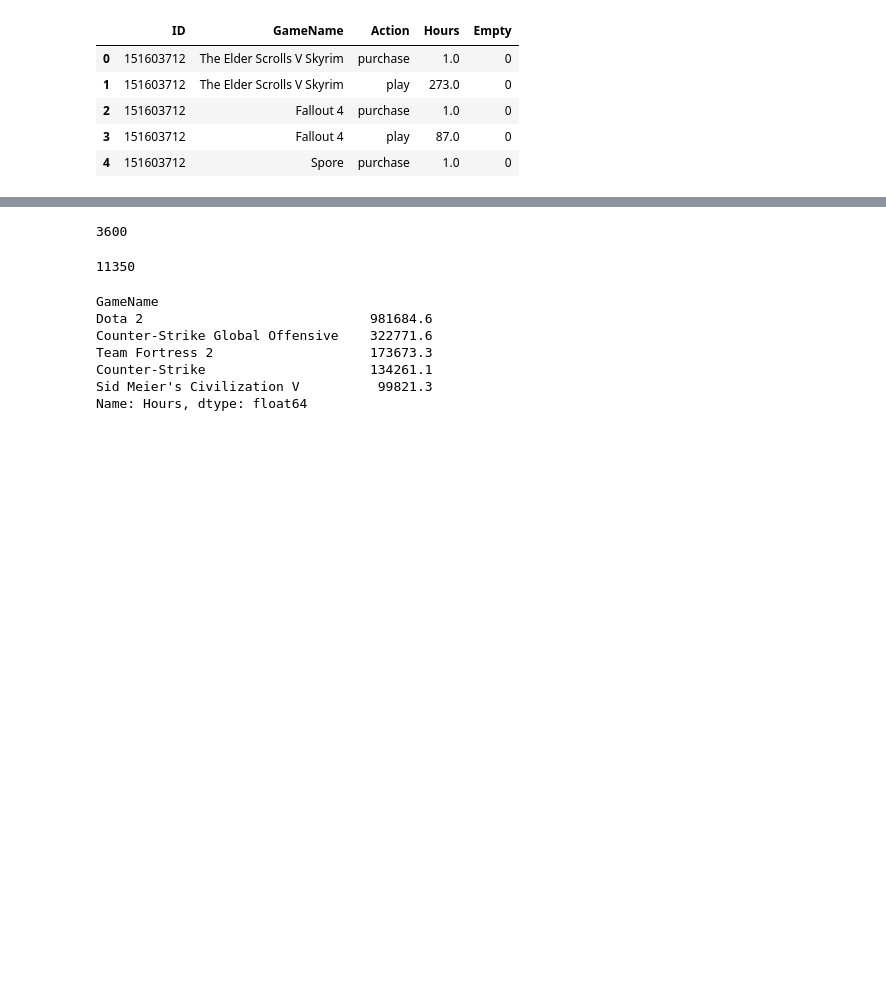
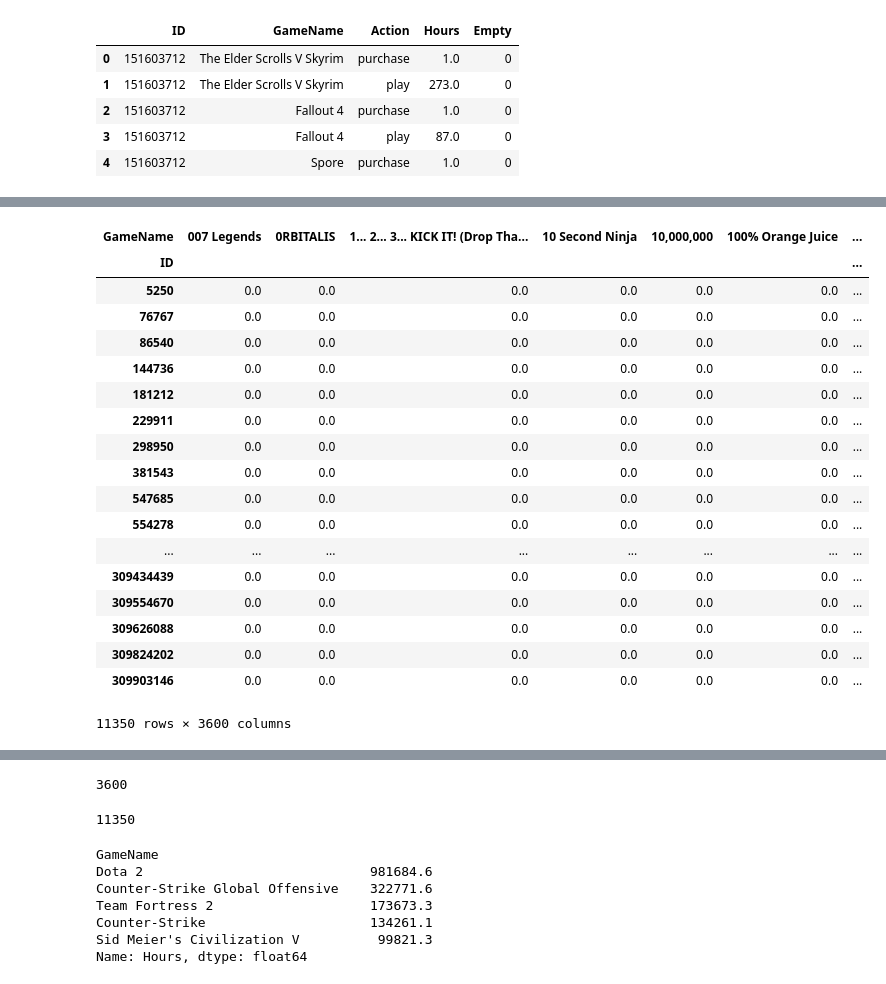
Before and after one commit to ebechter/VideoMania, a Jupyter notebook: VM.ipynb, the cells around one changed output, grey strips where cells are left out. Drawn from its saved outputs; the diff is of its cells as text; code cells hidden in the pictures; blank space fills up the shorter version.

```diff
--- a/VM.ipynb
+++ b/VM.ipynb
@@ -38,0 +98,23 @@ steam.head()
+# %%
+# replace all NaN with 0
+user_item.fillna(0)
+# %% [output]
+| GameName | 007 Legends | 0RBITALIS | 1... 2... 3... KICK IT! (Drop Tha... | 10 Second Ninja | 10,000,000 | 100% Orange Juice | ... |
+| ID |  |  |  |  |  |  | ... |
+| 5250 | 0.0 | 0.0 | 0.0 | 0.0 | 0.0 | 0.0 | ... |
+| 76767 | 0.0 | 0.0 | 0.0 | 0.0 | 0.0 | 0.0 | ... |
+| 86540 | 0.0 | 0.0 | 0.0 | 0.0 | 0.0 | 0.0 | ... |
+| 144736 | 0.0 | 0.0 | 0.0 | 0.0 | 0.0 | 0.0 | ... |
+| 181212 | 0.0 | 0.0 | 0.0 | 0.0 | 0.0 | 0.0 | ... |
+| 229911 | 0.0 | 0.0 | 0.0 | 0.0 | 0.0 | 0.0 | ... |
+| 298950 | 0.0 | 0.0 | 0.0 | 0.0 | 0.0 | 0.0 | ... |
+| 381543 | 0.0 | 0.0 | 0.0 | 0.0 | 0.0 | 0.0 | ... |
+| 547685 | 0.0 | 0.0 | 0.0 | 0.0 | 0.0 | 0.0 | ... |
+| 554278 | 0.0 | 0.0 | 0.0 | 0.0 | 0.0 | 0.0 | ... |
+| ... | ... | ... | ... | ... | ... | ... | ... |
+| 309434439 | 0.0 | 0.0 | 0.0 | 0.0 | 0.0 | 0.0 | ... |
+| 309554670 | 0.0 | 0.0 | 0.0 | 0.0 | 0.0 | 0.0 | ... |
+| 309626088 | 0.0 | 0.0 | 0.0 | 0.0 | 0.0 | 0.0 | ... |
+| 309824202 | 0.0 | 0.0 | 0.0 | 0.0 | 0.0 | 0.0 | ... |
+| 309903146 | 0.0 | 0.0 | 0.0 | 0.0 | 0.0 | 0.0 | ... |
+11350 rows × 3600 columns
```
Also changed, not shown: parts of 15 cells of this notebook, 1 other file.
